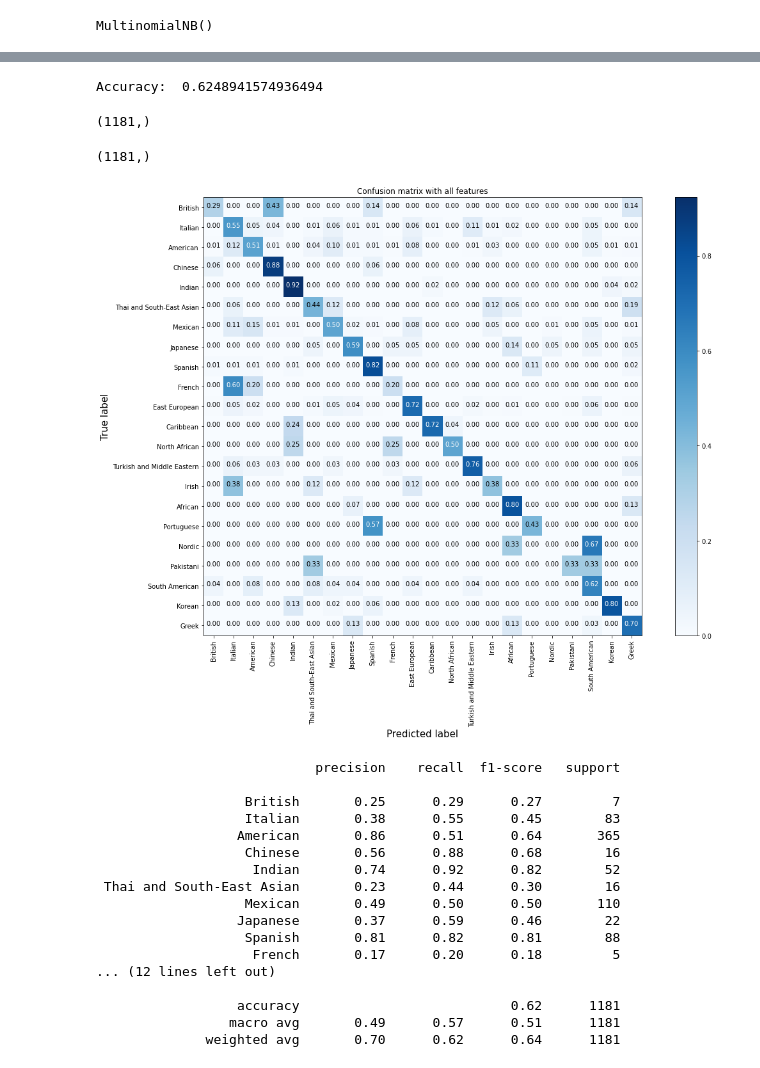
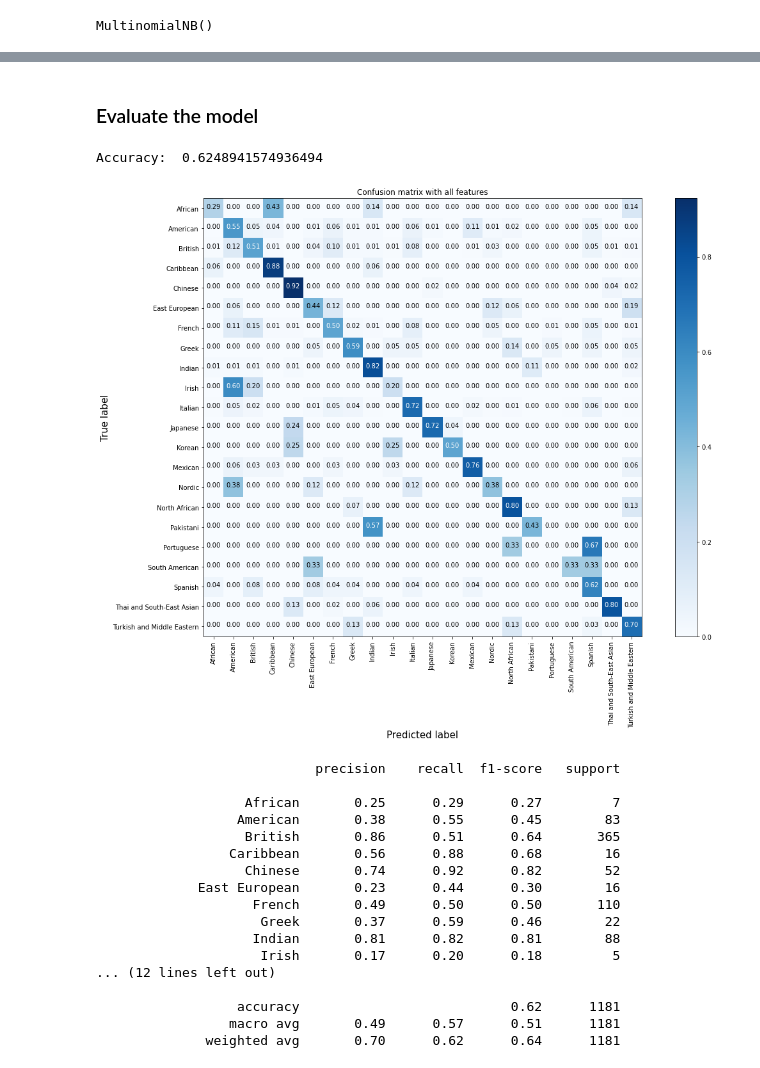
Before and after one commit to momcancode/Cuisine-Demystifier-NLP-ML-Project, a Jupyter notebook: model/02_Naive_Bayes_with_resampling.ipynb, the cells around one changed output, grey strips where cells are left out. Cells and saved outputs as stored; diff of their text form; code cells hidden in the pictures.

```diff
--- a/model/02_Naive_Bayes_with_resampling.ipynb
+++ b/model/02_Naive_Bayes_with_resampling.ipynb
@@ -248,4 +284,3 @@ X_test_transformed.shape
 # %%
 # Make class predictions for X_test_transformed
-y_predicted = nb.predict(X_test_transformed)
-y_predicted_inversed = label_encoder.inverse_transform(y_predicted)
+y_predicted = model.predict(X_test_transformed)
@@ -258,2 +287,4 @@ from sklearn import metrics
+# %% [markdown]
+### Evaluate the model
 # %%
 #Print accuracy:
@@ -294,41 +325,33 @@ def plot_confusion_matrix(cm, classes,
     plt.tight_layout()
     plt.ylabel('True label',fontsize=15)
     plt.xlabel('Predicted label',fontsize=15)
-# %%
-y_test.shape
-# %% [output]
-(1181,)
-# %%
-y_predicted_inversed.shape
-# %% [output]
-(1181,)
 # %%
 # print the confusion matrix
-cnf_matrix = confusion_matrix(y_test, y_predicted_inversed)
+cnf_matrix = confusion_matrix(y_test, y_predicted)
 plt.figure(figsize=(16, 12))
 plot_confusion_matrix(cnf_matrix, classes=cuisine_list, normalize=True,
                       title='Confusion matrix with all features')
 # %% [output]
-[figure, old version]
+[figure, new version]
 # %%
 # Calculate classification report
 from sklearn.metrics import classification_report
 
-print(classification_report(y_test, y_predicted_inversed,
+print(classification_report(y_test, y_predicted,
                             target_names=cuisine_list))
 # %% [output]
                             precision    recall  f1-score   support
 
-                   British       0.25      0.29      0.27         7
-                   Italian       0.38      0.55      0.45        83
-                  American       0.86      0.51      0.64       365
-                   Chinese       0.56      0.88      0.68        16
-                    Indian       0.74      0.92      0.82        52
- Thai and South-East Asian       0.23      0.44      0.30        16
-                   Mexican       0.49      0.50      0.50       110
-                  Japanese       0.37      0.59      0.46        22
-                   Spanish       0.81      0.82      0.81        88
-                    French       0.17      0.20      0.18         5
+                   African       0.25      0.29      0.27         7
+                  American       0.38      0.55      0.45        83
+                   British       0.86      0.51      0.64       365
+                 Caribbean       0.56      0.88      0.68        16
+                   Chinese       0.74      0.92      0.82        52
+             East European       0.23      0.44      0.30        16
+                    French       0.49      0.50      0.50       110
+                     Greek       0.37      0.59      0.46        22
+                    Indian       0.81      0.82      0.81        88
+                     Irish       0.17      0.20      0.18         5
 ... (12 lines left out)
 
                   accuracy                           0.62      1181
```
Also changed, not shown: parts of 10 cells of this notebook.
